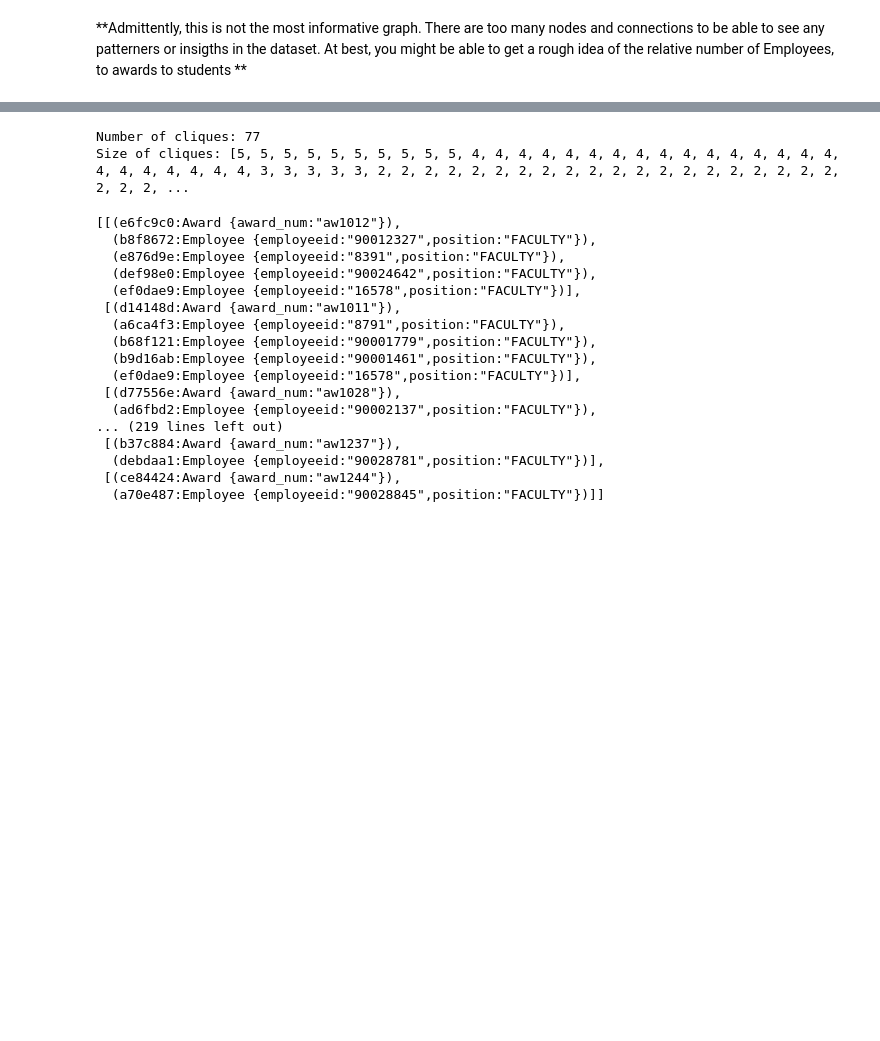
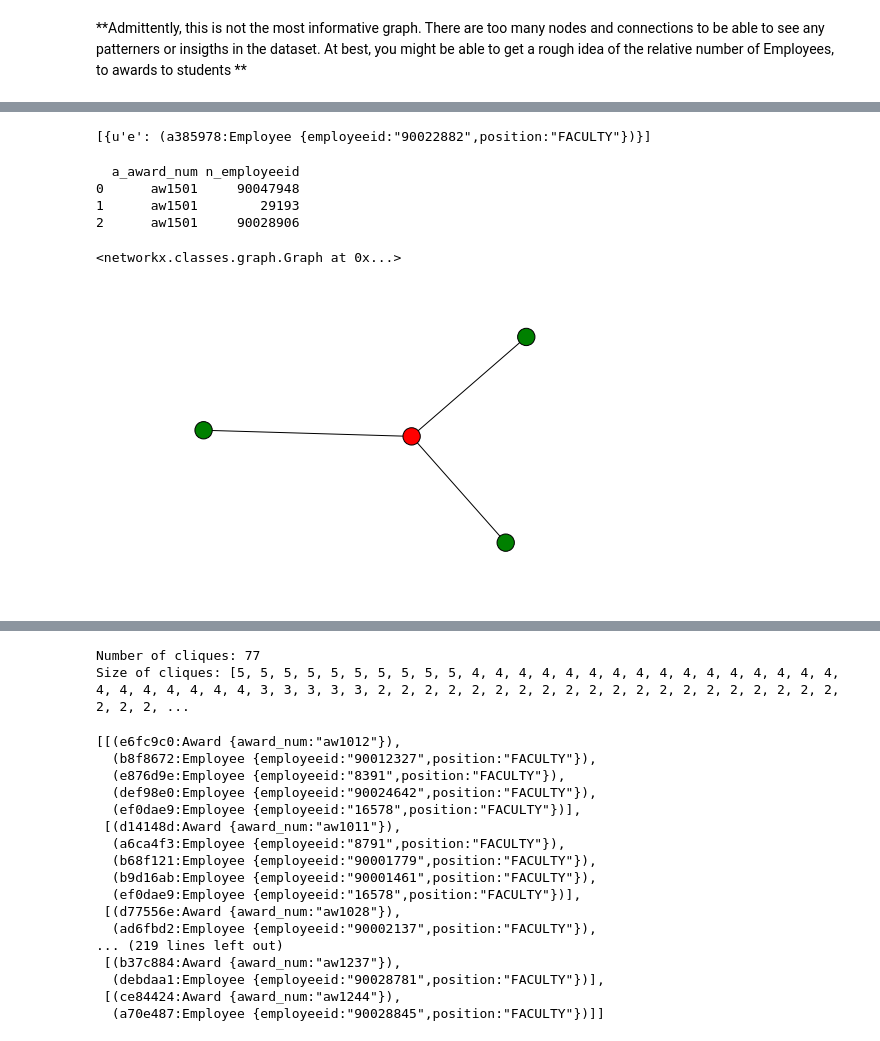
Before and after one commit to American-Institutes-for-Research/dsaa-cssip-big-data-workbooks, a Jupyter notebook: 06. Networks/networks_exercise.ipynb, the cells around one changed output, grey strips where cells are left out. Cells and saved outputs as stored; diff of their text form; code cells hidden in the pictures; blank space fills up the shorter version.

```diff
--- a/06. Networks/networks_exercise.ipynb
+++ b/06. Networks/networks_exercise.ipynb
@@ -549,0 +237,72 @@ graph_data(subgraph_g)
+# %%
+# This is the employee id of an employee I would like to search for. It is saved into a parameter, employee_id_parameter
+employee_id_parameter = '90022882'
+
+# This line searches for an employee where the employee id is provided by the parameter, employee_id_parameter
+# This query translates to,
+# Find the Node of type Employee where the employee id is equal to the value in the
+# variable employee_id_parameter. Return that nodes data.
+graph_db.data("MATCH (e:Employee {employeeid:" + "'" + employee_id_parameter + "'" +"}) RETURN e;")
+# %% [output]
+[{u'e': (a385978:Employee {employeeid:"90022882",position:"FACULTY"})}]
+# %%
+def employee_peers(award_num):
+    """
+    Creates a networkx plot of employees and students that have worked on an award.
+
+    Parameters
+    ----------
+    award_num - The award_num of a specifc award, ie aw1006
+
+    Returns
+    --------
+    A Networkx graph object of an award and the persons who worked on that award
+
+    """
+    # Collect Employees that worked with that Employee
+
+    award = award_num
+    # This Cypher Query translates to,
+    # Fins the nodes that have a WORKED_ON relationship with an node of type Award that has the award_num of the value of the
+    # award variable. Return the employeeid and award number of the found nodes
+    query = graph_db.data("MATCH (n) -[r:WORKED_ON]-> (a:Award {award_num:" + "'" + award + "'" + "}) RETURN n.employeeid, a.award_num;")
+
+    # Convert to DataFrame
+    node_data = pandas.DataFrame(query)
+    cols = node_data.columns
+    cols = cols.map(lambda x: x.replace('.', '_') if isinstance(x, (str, unicode)) else x)
+    node_data.columns = cols
+
+    pprint.pprint(node_data)
+
+    # Create the Networkx Graph
+    G = networkx.from_pandas_dataframe(node_data, 'n_employeeid', 'a_award_num')
+
+
+    # The following code is used to keep track of employees vs. award numbers,
+    # and then to assign colors to nodes of each type in the graph
+    emps = dict.fromkeys(node_data.n_employeeid.unique(), 1)
+    awards = dict.fromkeys(node_data.a_award_num.unique(), 1)
+    color_vals = []
+
+
+    for node in G.nodes(data =True):
+        if node[0] in emps:
+            color_vals.append ('g')  # green
+        else:
+            color_vals.append ('r')  # red
+
+    networkx.draw(G, node_color = color_vals)
+
+    #Return the Graph Object
+    return G
+
+# Testing the function with the award aw1501
+employee_peers("aw1501")
+# %% [output]
+  a_award_num n_employeeid
+0      aw1501     90047948
+1      aw1501        29193
+2      aw1501     90028906
+<networkx.classes.graph.Graph at 0x...>
+[figure, added]
```
Also changed, not shown: parts of 45 cells of this notebook, 7 other files.
